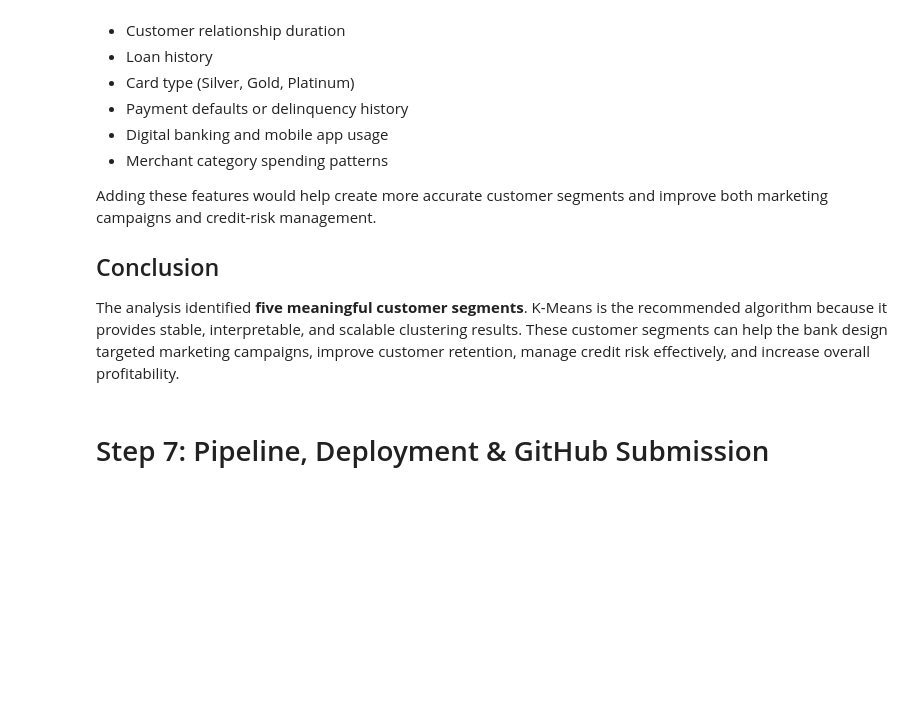
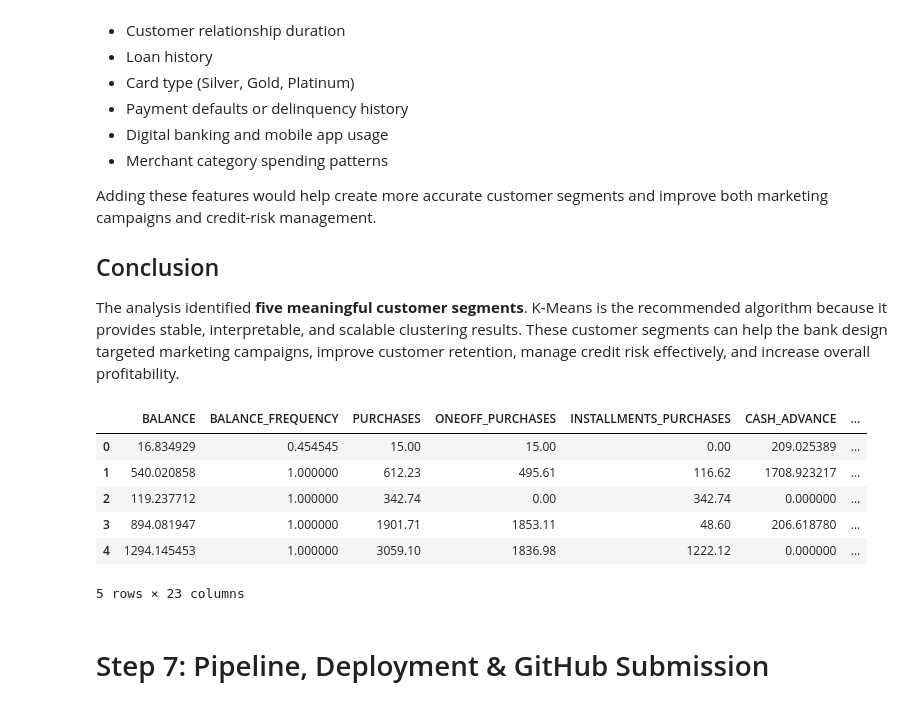
Before and after one commit to krisha12345819/creditcard-segmentation-unsupervised-learning, a Jupyter notebook: CreditCardSegmentation_UnsupervisedLearning.ipynb, the cells around one changed output. Cells and saved outputs as stored; diff of their text form; code cells hidden in the pictures; blank space fills up the shorter version.

```diff
--- a/CreditCardSegmentation_UnsupervisedLearning.ipynb
+++ b/CreditCardSegmentation_UnsupervisedLearning.ipynb
@@ -1699,6 +1757,25 @@ Adding these features would help create more accurate customer segments and impr
 ## Conclusion
 
 The analysis identified **five meaningful customer segments**. K-Means is the recommended algorithm because it provides stable, interpretable, and scalable clustering results. These customer segments can help the bank design targeted marketing campaigns, improve customer retention, manage credit risk effectively, and increase overall profitability.
+# %%
+# Create a small set of "new" hypothetical cardholders to test the deployed pipeline on.
+# Sampled from `df`, which was never capped/logged (df_outlier is the transformed copy used for scaling),
+# so these rows contain genuine RAW behavioural values, as predict_segment() expects.
+
+raw_cols = [c for c in df.columns if c not in [
+    "KMeans_Cluster", "Persona", "Agg_Cluster", "DBSCAN_Cluster"
+]]
+
+test_df = df[raw_cols].sample(5, random_state=42).reset_index(drop=True)
+test_df
+# %% [output]
+|  | BALANCE | BALANCE_FREQUENCY | PURCHASES | ONEOFF_PURCHASES | INSTALLMENTS_PURCHASES | CASH_ADVANCE | ... |
+| 0 | 16.834929 | 0.454545 | 15.00 | 15.00 | 0.00 | 209.025389 | ... |
+| 1 | 540.020858 | 1.000000 | 612.23 | 495.61 | 116.62 | 1708.923217 | ... |
+| 2 | 119.237712 | 1.000000 | 342.74 | 0.00 | 342.74 | 0.000000 | ... |
+| 3 | 894.081947 | 1.000000 | 1901.71 | 1853.11 | 48.60 | 206.618780 | ... |
+| 4 | 1294.145453 | 1.000000 | 3059.10 | 1836.98 | 1222.12 | 0.000000 | ... |
+5 rows × 23 columns
 # %% [markdown]
 # Step 7: Pipeline, Deployment & GitHub Submission
 # %% [markdown]
```
Also changed, not shown: parts of 20 cells of this notebook, 1 other file.
